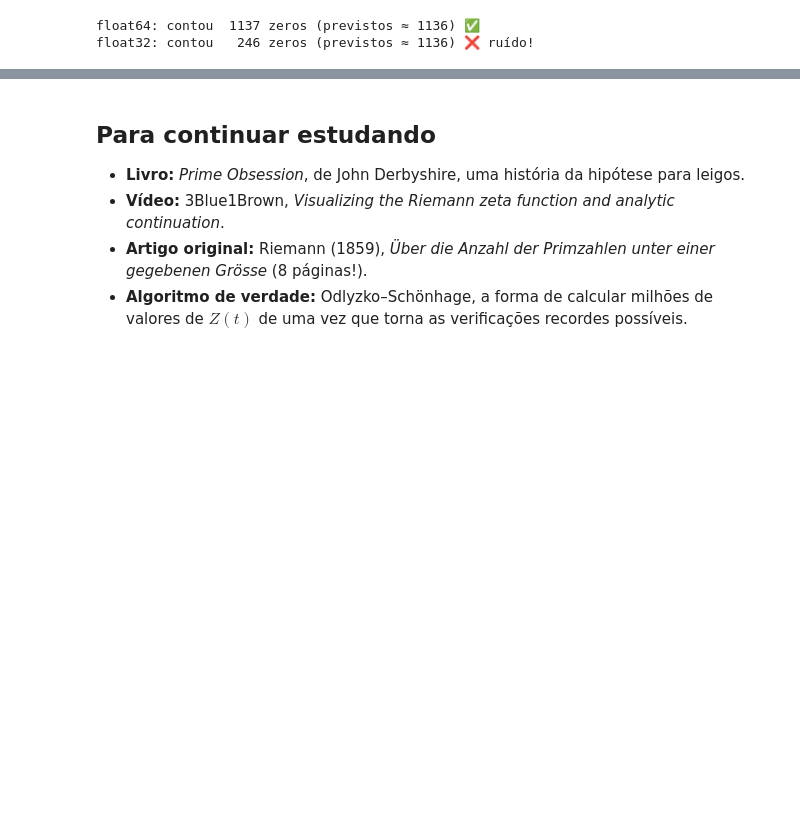
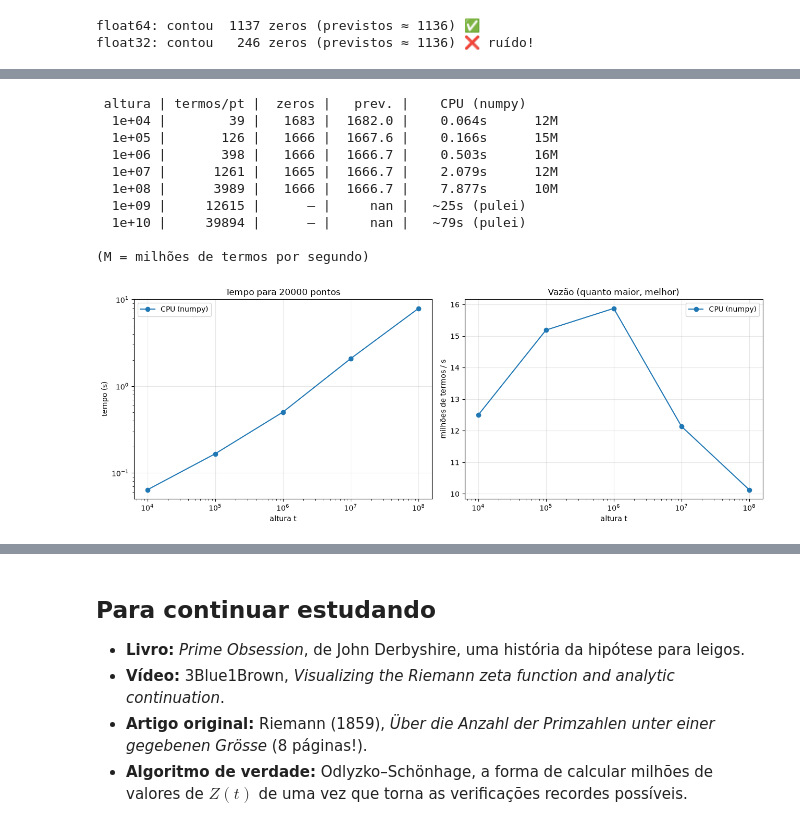
Before and after one commit to educam/riemann, a Jupyter notebook: riemann_hipotese.ipynb, the cells around one changed output, grey strips where cells are left out. Cells and saved outputs as stored; diff of their text form; code cells hidden in the pictures; blank space fills up the shorter version.

```diff
--- a/riemann_hipotese.ipynb
+++ b/riemann_hipotese.ipynb
@@ -500,0 +531,14 @@ float32: contou   246 zeros (previstos ≈ 1136) ❌ ruído!
+# %%
+import platform, csv
+print("CPU :", platform.processor() or platform.machine(), f"| {os.cpu_count()} núcleos")
+if GPU:
+    prop = cp.cuda.runtime.getDeviceProperties(0)
+    print("GPU :", NOME_GPU, f"| {prop['totalGlobalMem'] / 2**30:.1f} GB | {prop['multiProcessorCount']} SMs"
+          f" | compute capability {prop['major']}.{prop['minor']}")
+    print("CuPy:", cp.__version__, "| CUDA runtime", cp.cuda.runtime.runtimeGetVersion())
+else:
+    print("GPU : não encontrada — só as partes de CPU vão rodar.")
+
+LIMITE_CPU_S = 15          # 🔧 pula a CPU quando a estimativa passar disto (segundos)
+OPS_POR_LANCAMENTO = 2e9   # 🔧 trabalho por lançamento do kernel (diminua se o Windows reiniciar o driver)
+BENCH = []                 # todos os resultados vão para cá → benchmark_gpu.csv
@@ -500,0 +630,56 @@ float32: contou   246 zeros (previstos ≈ 1136) ❌ ruído!
+# %%
+ALTURAS_VARREDURA = [1e4, 1e5, 1e6, 1e7, 1e8, 1e9, 1e10]  # 🔧 na GPU: acrescente 1e11, 1e12
+PONTOS = 20000                                              # 🔧 mais pontos = GPU mais ocupada
+
+motores = {"CPU (numpy)": lambda T0, T1: contar_zeros(T0, T1, np)}
+if GPU:
+    motores["GPU (CuPy)"] = lambda T0, T1: contar_zeros(T0, T1, cp)
+if KERNEL_OK:
+    motores["GPU (kernel)"] = lambda T0, T1: contar_zeros(T0, T1, cp, motor=Z_kernel)
+
+taxa = {}  # termos/s de cada motor, para estimar o tempo da próxima altura
+varredura = []
+print(f"{'altura':>7} | {'termos/pt':>9} | {'zeros':>6} | {'prev.':>7} | " + " | ".join(f"{m:>14}" for m in motores))
+for T0 in ALTURAS_VARREDURA:
+    T0 = numero(T0)
+    janela = PONTOS / (math.log(T0 / (2 * math.pi)) / (2 * math.pi) * 12)
+    termos = math.sqrt(T0 / (2 * math.pi))
+    trabalho = PONTOS * termos
+    celulas, contagens = [], set()
+    cont, prev = "—", float("nan")
+    for nome, f in motores.items():
+        if nome.startswith("CPU") and nome in taxa and trabalho / taxa[nome] > LIMITE_CPU_S:
+            celulas.append(f"{'~%.0fs (pulei)' % (trabalho / taxa[nome]):>14}")
+            continue
+        (cont, prev, _), s = cronometrar(lambda: f(T0, T0 + janela))
+        taxa[nome] = trabalho / s
+        contagens.add(cont)
+        celulas.append(f"{s:>8.3f}s {trabalho / s / 1e6:>7.0f}M")
+        linha = dict(experimento="varredura", motor=nome, altura=T0, pontos=PONTOS, termos_por_ponto=int(termos),
+                     segundos=s, mtermos_por_s=trabalho / s / 1e6, zeros=cont, previstos=prev)
+        varredura.append(linha); BENCH.append(linha)
+    aviso = "" if len(contagens) <= 1 else "  ⚠️ motores discordaram!"
+    print(f"{T0:>7.0e} | {int(termos):>9} | {cont:>6} | {prev:>7.1f} | " + " | ".join(celulas) + aviso)
+print("\n(M = milhões de termos por segundo)")
+
+fig, (ax1, ax2) = plt.subplots(1, 2, figsize=(13, 4.8))
+for nome in motores:
+    pts = [r for r in varredura if r["motor"] == nome]
+    if pts:
+        ax1.loglog([r["altura"] for r in pts], [r["segundos"] for r in pts], "o-", label=nome)
+        ax2.semilogx([r["altura"] for r in pts], [r["mtermos_por_s"] for r in pts], "o-", label=nome)
+ax1.set_xlabel("altura t"); ax1.set_ylabel("tempo (s)"); ax1.set_title(f"Tempo para {PONTOS} pontos")
+ax2.set_xlabel("altura t"); ax2.set_ylabel("milhões de termos / s"); ax2.set_title("Vazão (quanto maior, melhor)")
+ax1.legend(); ax2.legend(); plt.tight_layout(); plt.show()
+# %% [output]
+ altura | termos/pt |  zeros |   prev. |    CPU (numpy)
+  1e+04 |        39 |   1683 |  1682.0 |    0.064s      12M
+  1e+05 |       126 |   1666 |  1667.6 |    0.166s      15M
+  1e+06 |       398 |   1666 |  1666.7 |    0.503s      16M
+  1e+07 |      1261 |   1665 |  1666.7 |    2.079s      12M
+  1e+08 |      3989 |   1666 |  1666.7 |    7.877s      10M
+  1e+09 |     12615 |      — |     nan |   ~25s (pulei)
+  1e+10 |     39894 |      — |     nan |   ~79s (pulei)
+
+(M = milhões de termos por segundo)
+[figure, added]
```
Also changed, not shown: parts of 16 cells of this notebook, 1 other file.
